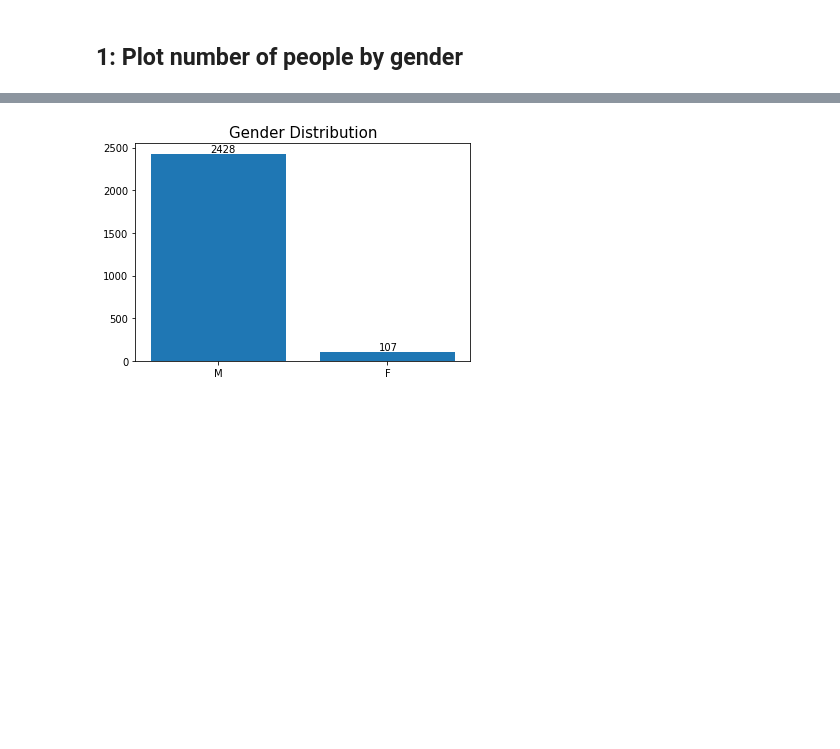
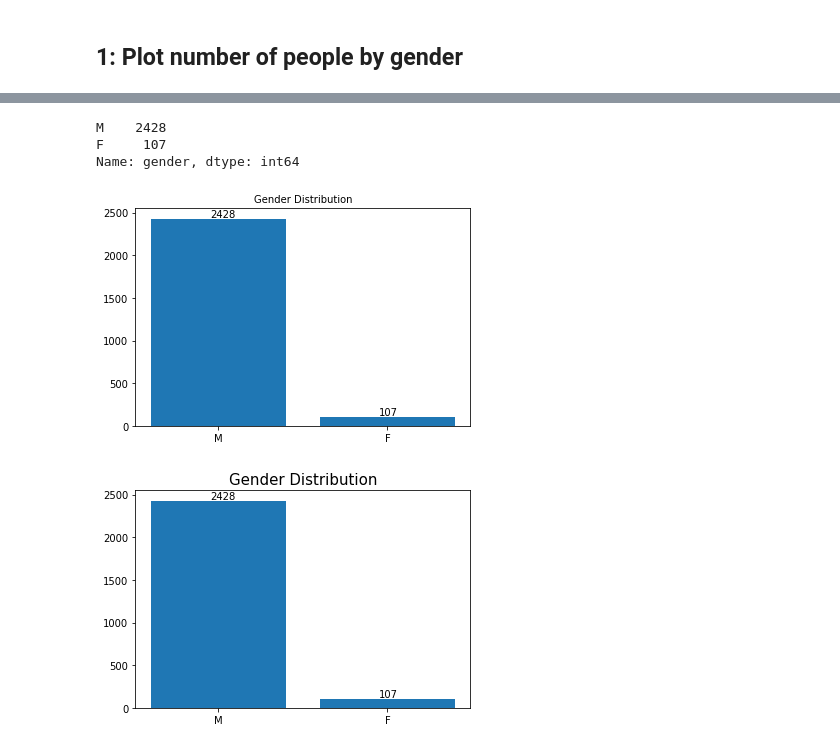
Before and after one commit to coder-omer/Matplotlib, a Jupyter notebook: Assignment_1_student_ipynb_adlı_not_defterinin_kopyası.ipynb, the cells around one changed output, grey strips where cells are left out. Drawn from its saved outputs; the diff is of its cells as text; code cells hidden in the pictures; blank space fills up the shorter version.

```diff
--- a/Assignment_1_student_ipynb_adlı_not_defterinin_kopyası.ipynb
+++ b/Assignment_1_student_ipynb_adlı_not_defterinin_kopyası.ipynb
@@ -40,3 +41,18 @@ kill = pd.read_csv('PoliceKillingsUS.csv', encoding="windows-1252")
+# %%
+kill.gender.value_counts()
+# %% [output]
+M    2428
+F     107
+Name: gender, dtype: int64
+# %%
+fig, ax = plt.subplots()
+ax.bar(kill.gender.value_counts().index, kill.gender.value_counts().values)
+ax.set_title("Gender Distribution", fontsize=10)
+
+for p in ax.patches:
+  ax.annotate((p.get_height()),(p.get_x()+0.35,p.get_height()+22));
+# %% [output]
+[figure, added]
 # %%
 # with matplotlib
 # %% [output]
```
Also changed, not shown: parts of 2 cells of this notebook.
